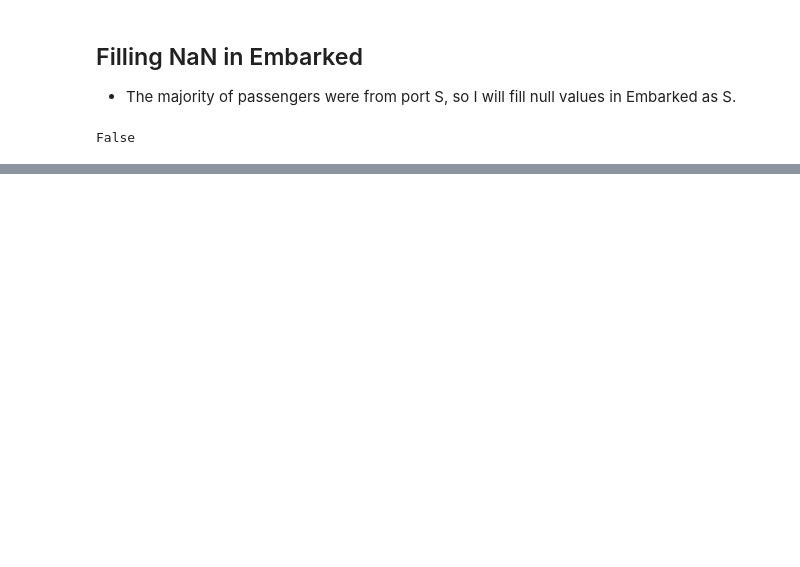
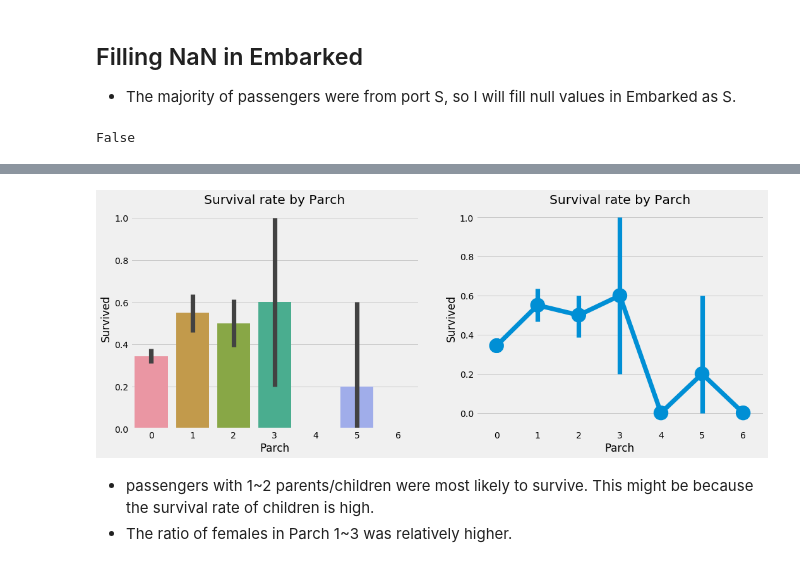
Before and after one commit to sam351/competitions, a Jupyter notebook: kaggle_titanic/200503_Titanic_study-01_EDA.ipynb, the cells around one changed output, grey strips where cells are left out. Cells and saved outputs as stored; diff of their text form; code cells hidden in the pictures; blank space fills up the shorter version.

Commit message:
Modify 200503_Titanic_study-01_EDA.ipynb
- Add analysis about SibSP & Parch

```diff
--- a/kaggle_titanic/200503_Titanic_study-01_EDA.ipynb
+++ b/kaggle_titanic/200503_Titanic_study-01_EDA.ipynb
@@ -329,0 +392,15 @@ False
+# %%
+fig, ax = plt.subplots(1, 2, figsize=(16, 6))
+
+sns.barplot('Parch', 'Survived', data=data, ax=ax[0])
+ax[0].set_title('Survival rate by Parch')
+
+sns.pointplot('Parch', 'Survived', data=data, ax=ax[1])
+ax[1].set_title('Survival rate by Parch')
+
+plt.show()
+# %% [output]
+[figure, added]
+# %% [markdown]
+- passengers with 1~2 parents/children were most likely to survive. This might be because the survival rate of children is high.
+- The ratio of females in Parch 1~3 was relatively higher.
```
Also changed, not shown: parts of 10 cells of this notebook.
